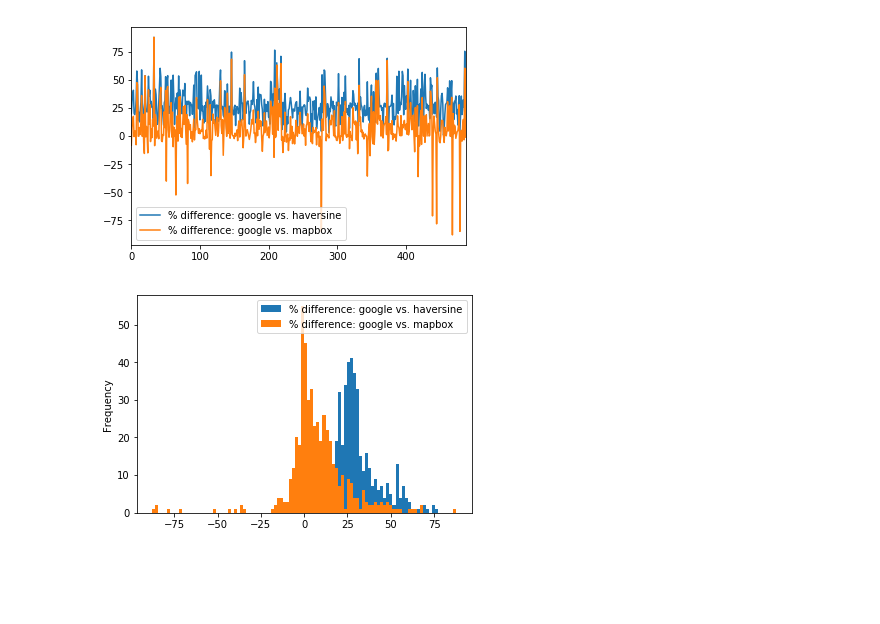
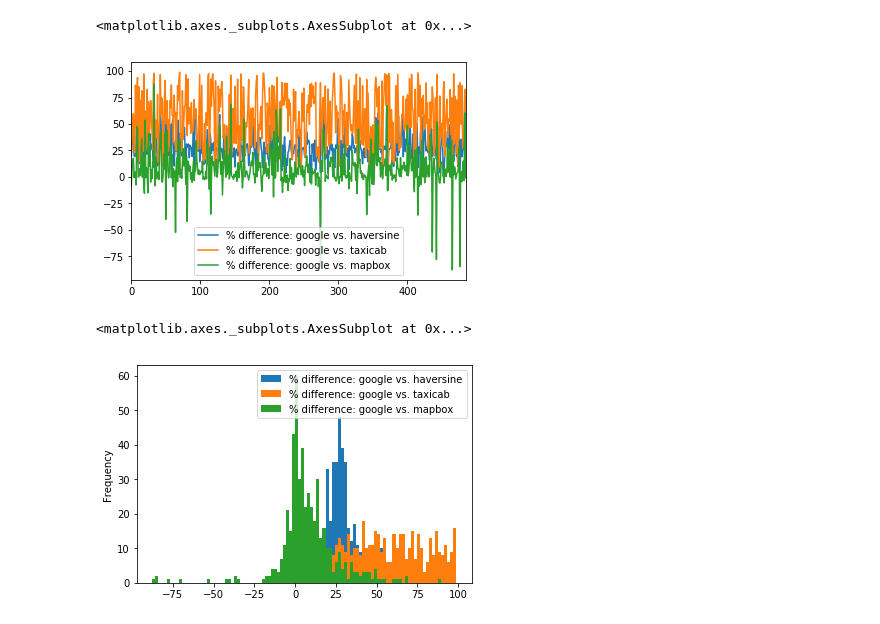
Before and after one commit to bcherny/distance-benchmarks, a Jupyter notebook: analysis.ipynb, the cells around one changed output. Drawn from its saved outputs; the diff is of its cells as text; code cells hidden in the pictures; blank space fills up the shorter version.

Commit message:
add error calculations

```diff
--- a/analysis.ipynb
+++ b/analysis.ipynb
@@ -1,17 +1,26 @@
 # %%
-from pandas import DataFrame, read_csv
+from pandas import DataFrame, read_csv, Series
 
 csv = read_csv("results500.csv")
 
-df = DataFrame()
-df['% difference: google vs. haversine'] = map(error, zip(csv.google, csv.haversine))
-df['% difference: google vs. mapbox'] = map(error, zip(csv.google, csv.mapbox))
-
-df.plot()
-df.plot.hist(bins=100)
-
 def error((a, b)):
   return 100 * (a - b)/a
+
+# Error: line chart
+
+a = DataFrame()
+a['% difference: google vs. haversine'] = map(error, zip(csv.google, csv.haversine))
+a['% difference: google vs. taxicab'] = map(error, zip(csv.google, csv.taxicab))
+a['% difference: google vs. mapbox'] = map(error, zip(csv.google, csv.mapbox))
+
+a.plot()
 # %% [output]
+<matplotlib.axes._subplots.AxesSubplot at 0x...>
-[figure, old version]
+[figure, new version]
-[figure, removed]
+# %%
+# Error: histogram
+
+a.plot.hist(bins=100)
+# %% [output]
+<matplotlib.axes._subplots.AxesSubplot at 0x...>
+[figure, added]
```
Also changed, not shown: parts of 2 cells of this notebook, 8 other files.
